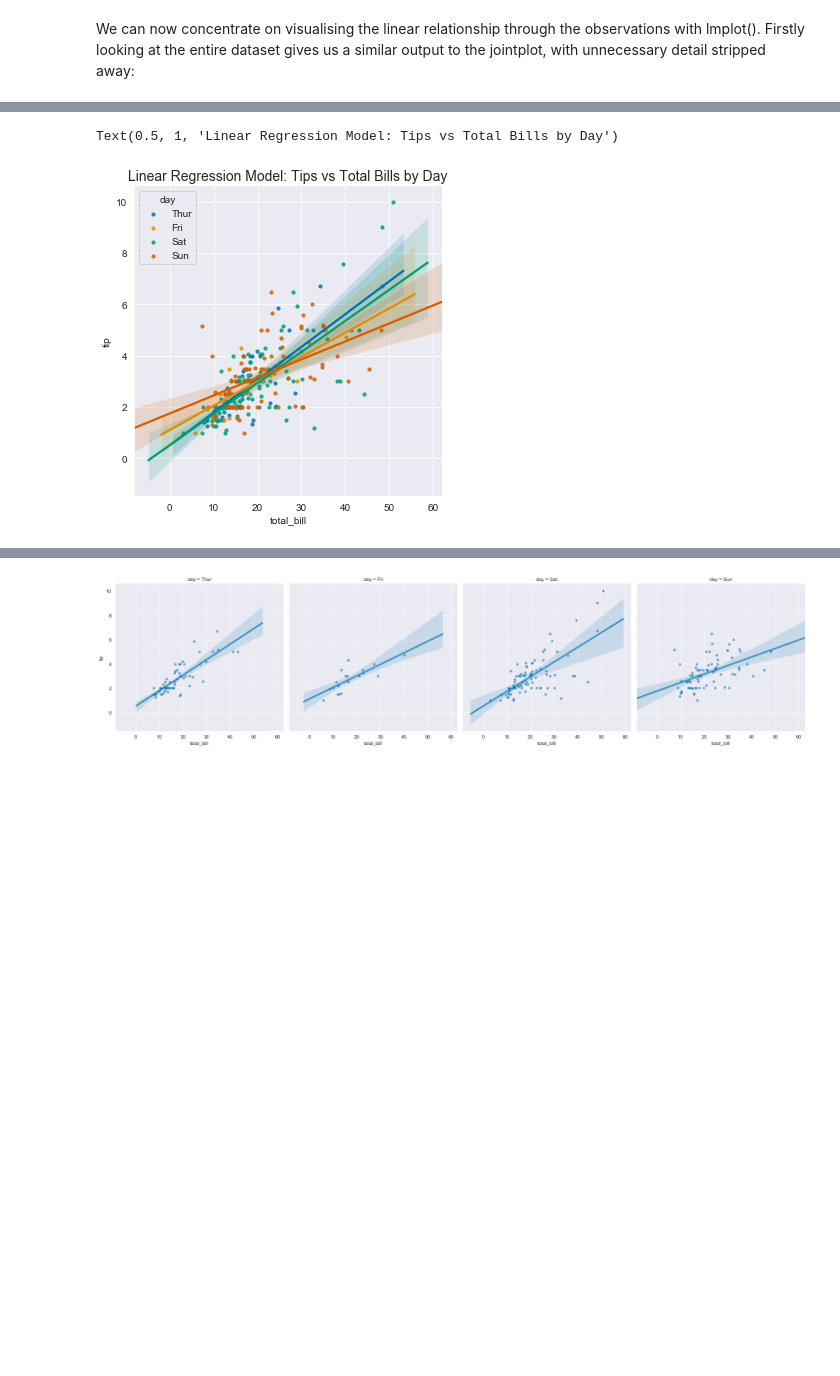
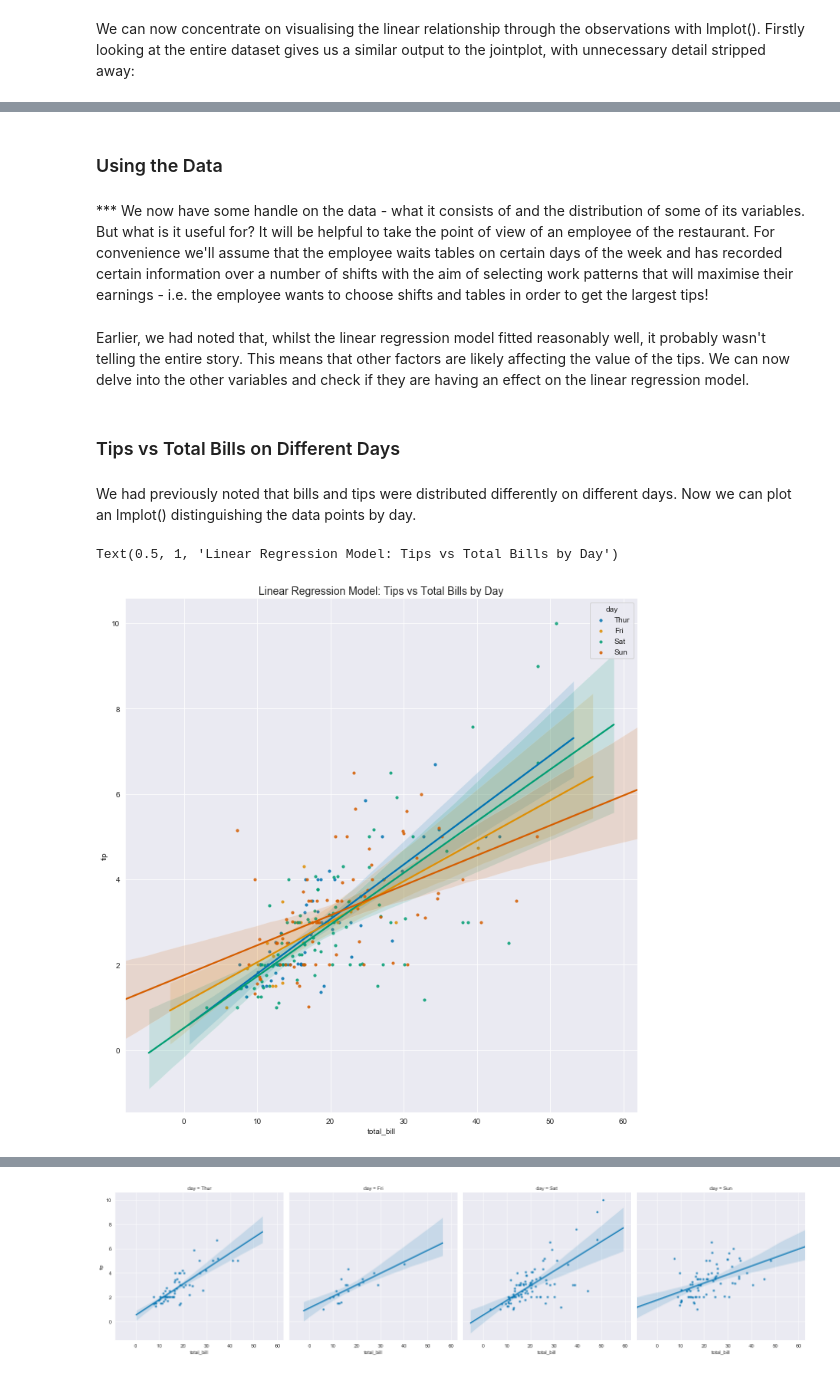
Before and after one commit to Pmcg1/FoDA_Project_2019, a Jupyter notebook: FoDA_Assessment_2019.ipynb, the cells around one changed output, grey strips where cells are left out. Cells and saved outputs as stored; diff of their text form; code cells hidden in the pictures; blank space fills up the shorter version.

```diff
--- a/FoDA_Assessment_2019.ipynb
+++ b/FoDA_Assessment_2019.ipynb
@@ -308,8 +387,18 @@ Will this change if we look at a subset of the data? First we can break it down
+# %% [markdown]
+### Using the Data
+# %% [markdown]
+*** We now have some handle on the data - what it consists of and the distribution of some of its variables. But what is it useful for? It will be helpful to take the point of view of an employee of the restaurant. For convenience we'll assume that the employee waits tables on certain days of the week and has recorded certain information over a number of shifts with the aim of selecting work patterns that will maximise their earnings -  i.e. the employee wants to choose shifts and tables in order to get the largest tips!
+# %% [markdown]
+Earlier, we had noted that, whilst the linear regression model fitted reasonably well, it probably wasn't telling the entire story. This means that other factors are likely affecting the value of the tips. We can now delve into the other variables and check if they are having an effect on the linear regression model.
+# %% [markdown]
+### Tips vs Total Bills on Different Days
+# %% [markdown]
+We had previously noted that bills and tips were distributed differently on different days. Now we can plot an lmplot() distinguishing the data points by day.
 # %%
-sns.lmplot(x="total_bill", y="tip", hue="day", ci=95, data=df, scatter_kws={"s": 10}, legend_out=False)
+sns.lmplot(x="total_bill", y="tip", hue="day", ci=95, data=df, scatter_kws={"s": 10}, legend_out=False, height=10)
 
 plt.title('Linear Regression Model: Tips vs Total Bills by Day', fontsize=14)
 # %% [output]
 Text(0.5, 1, 'Linear Regression Model: Tips vs Total Bills by Day')
-[figure, old version]
+[figure, new version]
 # %% [markdown]
```
Also changed, not shown: parts of 103 cells of this notebook.
